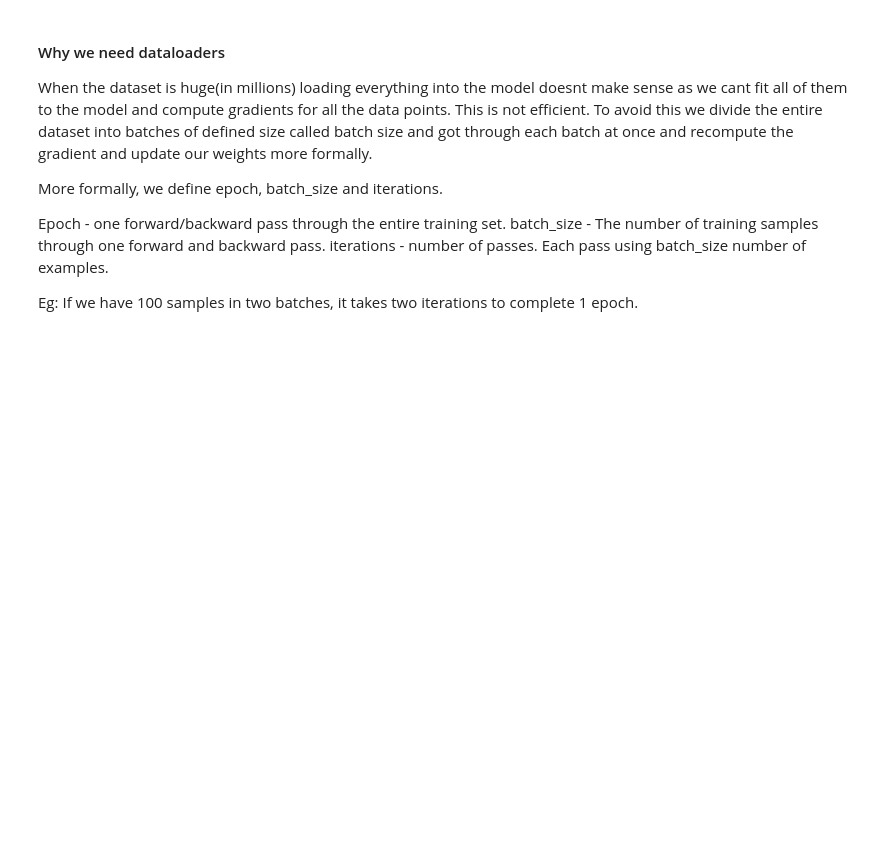
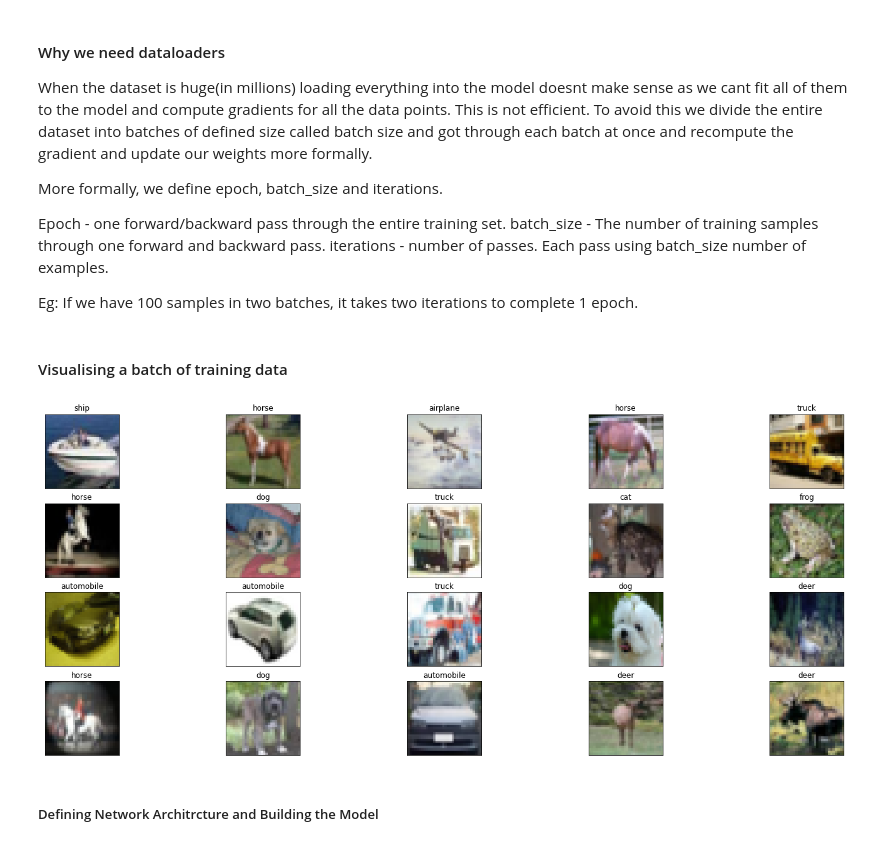
Before and after one commit to kaushik-holla/CIFAR-Image-Classification, a Jupyter notebook: CIFAR_Image_Classification.ipynb, the cells around one changed output. Drawn from its saved outputs; the diff is of its cells as text; code cells hidden in the pictures; blank space fills up the shorter version.

```diff
--- a/CIFAR_Image_Classification.ipynb
+++ b/CIFAR_Image_Classification.ipynb
@@ -83,3 +87,26 @@ test_loader = torch.utils.data.DataLoader(test_data, batch_size = batch_size, nu
 # %%
 # Specifying the classes
 classes = ['airplane', 'automobile', 'bird', 'cat', 'deer','dog','frog','horse','ship','truck']
+# %% [markdown]
+#### Visualising a batch of training data
+# %%
+def imshow(img):
+    # Unnormalize the previously normalised data
+    img = img / 2 + 0.5
+    plt.imshow(np.transpose(img, (1, 2, 0)))
+# %%
+dataiter = iter(train_loader)
+images, labels = dataiter.next()
+# Converting the image to numpy array for display purpose
+images = images.numpy()
+
+# Plotting the images in the batch with corresponding labels.
+fig = plt.figure(figsize=(25, 10))
+for idx in range(20):
+    ax = fig.add_subplot(4, 20/4, idx+1, xticks = [], yticks = [])
+    imshow(images[idx])
+    ax.set_title(classes[labels[idx]])
+# %% [output]
+[figure, added]
+# %% [markdown]
+##### Defining Network Architrcture and Building the Model
```
Also changed, not shown: parts of 6 cells of this notebook.
